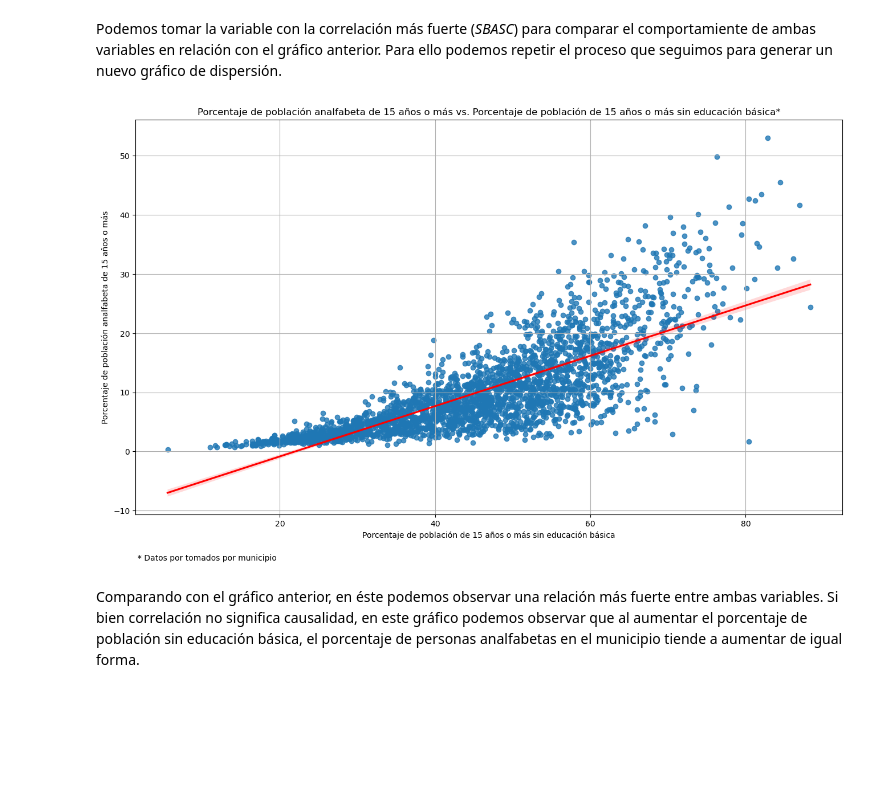
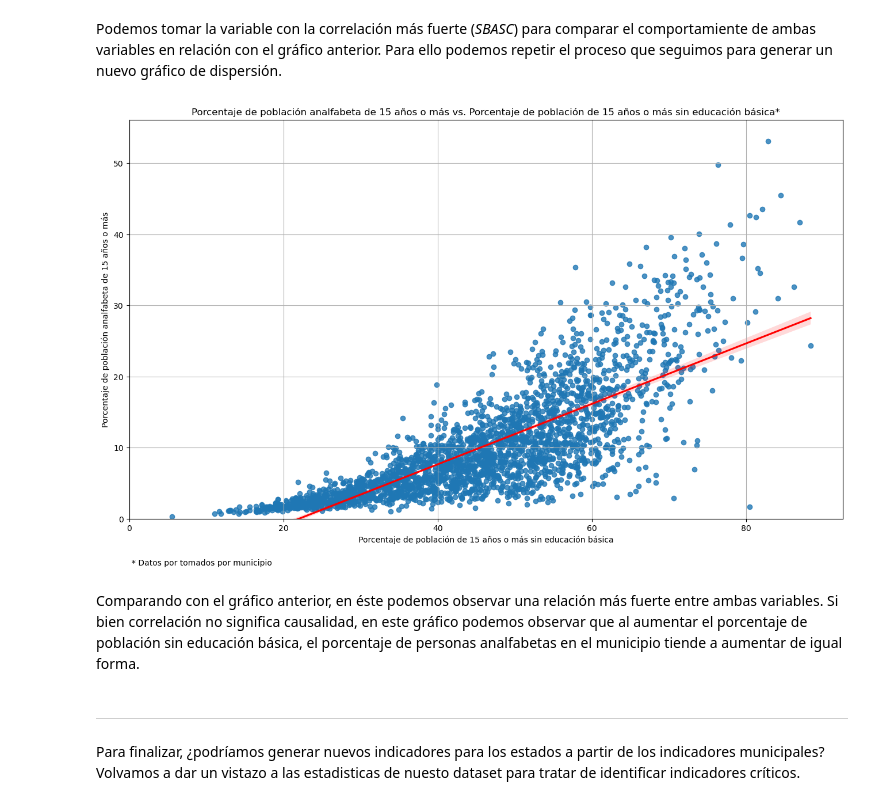
Before and after one commit to jmartingv/proyecto-programacion-mcd, a Jupyter notebook: proyecto.ipynb, the cells around one changed output. Cells and saved outputs as stored; diff of their text form; code cells hidden in the pictures; blank space fills up the shorter version.

Commit message:
adds new indicators and graph

```diff
--- a/proyecto.ipynb
+++ b/proyecto.ipynb
@@ -320,25 +324,33 @@ Podemos tomar la variable con la correlación más fuerte (*SBASC*) para compara
 # %%
 fig4, ax4 = plt.subplots()
 
 fig4.set_size_inches(16,9)
 
 # Generamos nuestro de dispersion, agregando una linea de tendencia roja
 g4 = sns.regplot(
     x = 'SBASC',
     y = 'ANALF',
     data = marginacion_df,
     ax = ax4,
     line_kws = {'color':'red'})
 
 # Agregamos información relevante y una cuadrícula para nuestro gráfico
 ax4.title.set_text(f"{data_dict.loc['ANALF'].item()} vs. {data_dict.loc['SBASC'].item()}*")
 ax4.set_ylabel(f"{data_dict.loc['ANALF'].item()}")
 ax4.set_xlabel(f"{data_dict.loc['SBASC'].item()}")
+
+ax4.set_ylim(0)
+ax4.set_xlim(0)
+
 ax4.grid()
 
 plt.figtext(0.28, 0.02,'* Datos por tomados por municipio',horizontalalignment='right')
 plt.show()
 # %% [output]
-[figure, old version]
+[figure, new version]
 # %% [markdown]
 Comparando con el gráfico anterior, en éste podemos observar una relación más fuerte entre ambas variables. Si bien correlación no significa causalidad, en este gráfico podemos observar que al aumentar el porcentaje de población sin educación básica, el porcentaje de personas analfabetas en el municipio tiende a aumentar de igual forma.
+# %% [markdown]
+---
+
+Para finalizar, ¿podríamos generar nuevos indicadores para los estados a partir de los indicadores municipales? Volvamos a dar un vistazo a las estadisticas de nuesto dataset para tratar de identificar indicadores críticos.
```
Also changed, not shown: parts of 21 cells of this notebook.
